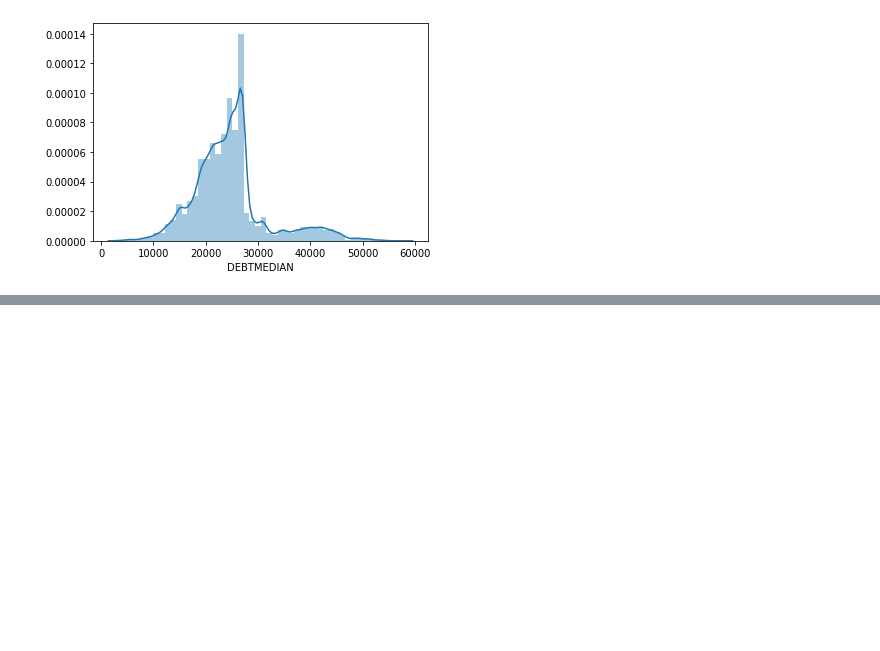
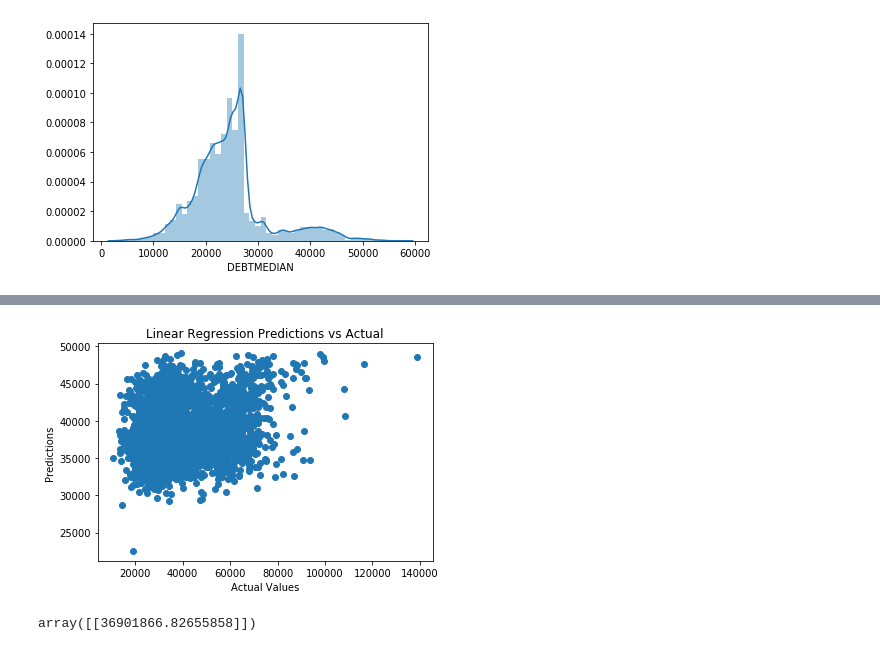
Before and after one commit to YJDave/cs418-s20-cs418_spring20_mighty_python, a Jupyter notebook: sean-eda.ipynb, the cells around one changed output, grey strips where cells are left out. Saved outputs shown, nothing was run; the diff lists cells and outputs as text; code cells hidden in the pictures; blank space fills up the shorter version.

```diff
--- a/sean-eda.ipynb
+++ b/sean-eda.ipynb
@@ -146,0 +177,41 @@ https://datastudio.google.com/open/1g6G-O8LygSsjNdDV32BJNbLDH6IjJqIA
+# %%
+features = ['CIPCODE', 'ST_FIPS', 'SAT_AVG']
+combined_data = combined_data.dropna()
+X = combined_data[features]
+y = combined_data[['MD_EARN_WNE']]
+X_train, X_test, y_train, y_test = train_test_split(X, y, random_state=0)
+# %%
+from sklearn.preprocessing import MinMaxScaler
+scaler = MinMaxScaler()
+X_train = scaler.fit_transform(X_train)
+X_test = scaler.transform(X_test)
+# %%
+from sklearn import linear_model
+from sklearn.neighbors import KNeighborsClassifier
+
+# clf = tree.DecisionTreeClassifier()
+# clf = clf.fit(X_train, y_train)
+# predict = clf.predict(X_test)
+
+knn = KNeighborsClassifier()
+knn.fit(X_train, y_train)
+predictions = knn.predict(X_test)
+# lm = linear_model.LinearRegression()
+# lm.fit(X_train, y_train)
+# model = lm.fit(X_train, y_train)
+# predictions = lm.predict(X_test)
+# %%
+lm = linear_model.LinearRegression()
+lm.fit(X_train, y_train)
+model = lm.fit(X_train, y_train)
+predictions = lm.predict(X_test)
+
+plt.title("Linear Regression Predictions vs Actual")
+plt.scatter(y_test, predictions)
+plt.xlabel("Actual Values")
+plt.ylabel("Predictions")
+plt.show()
+lm.predict([[1107, 16, 1500]])
+# %% [output]
+[figure, added]
+array([[36901866.82655858]])
```
Also changed, not shown: parts of 14 cells of this notebook, 3 other files.
